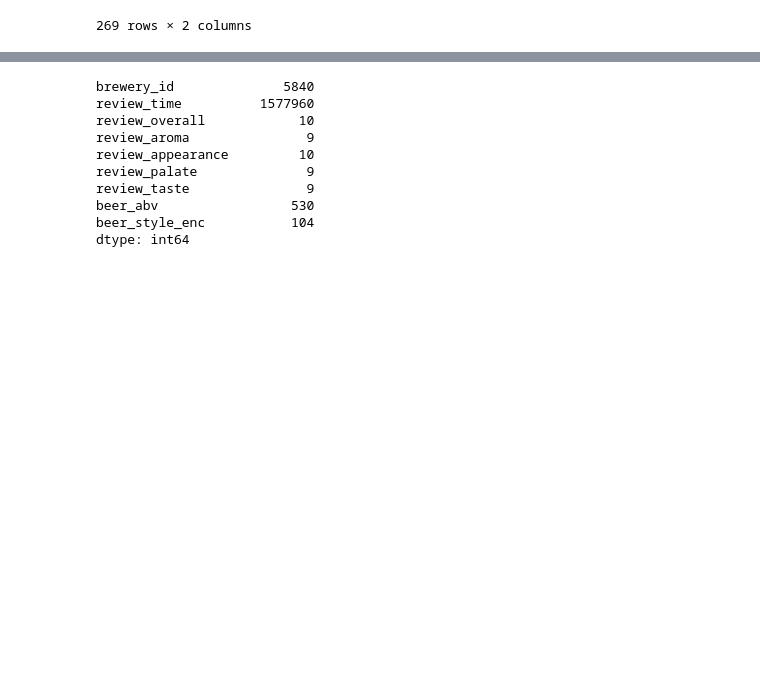
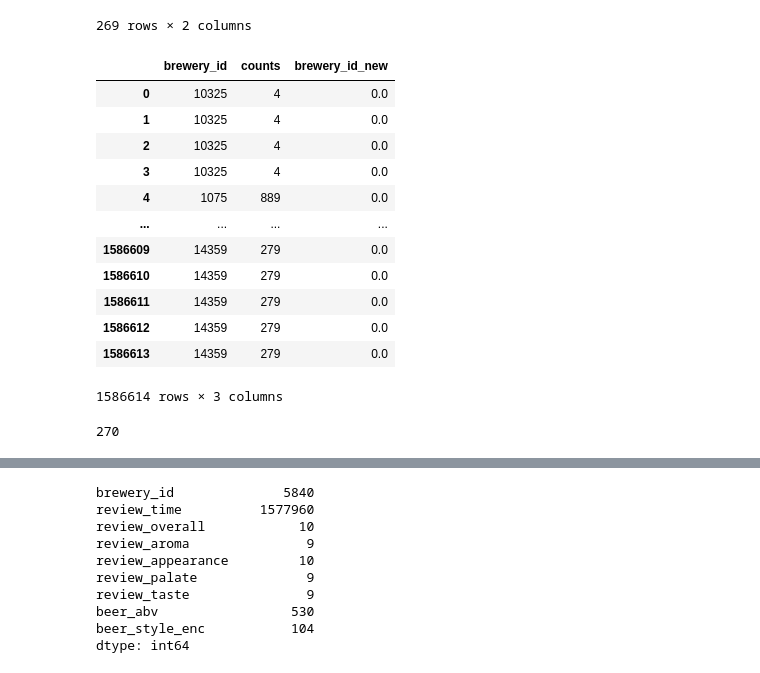
Before and after one commit to pri-mdsi/beerprediction, a Jupyter notebook: notebooks/1.beerprediction_2.ipynb, the cells around one changed output, grey strips where cells are left out. Drawn from its saved outputs; the diff is of its cells as text; code cells hidden in the pictures; blank space fills up the shorter version.

```diff
--- a/notebooks/1.beerprediction_2.ipynb
+++ b/notebooks/1.beerprediction_2.ipynb
@@ -238,0 +234,24 @@ df_brewery_id[df_brewery_id['counts']>1000]
+# %%
+brewery_id_feature = pd.DataFrame(df_cleaned['brewery_id'])
+
+brewery_id_feature['counts']=brewery_id_feature.groupby('brewery_id')['brewery_id'].transform('count')
+brewery_id_feature['brewery_id_new'] = np.where(brewery_id_feature['counts'] < 1000 ,0.0 , brewery_id_feature['brewery_id'])
+brewery_id_feature
+# %% [output]
+|  | brewery_id | counts | brewery_id_new |
+| 0 | 10325 | 4 | 0.0 |
+| 1 | 10325 | 4 | 0.0 |
+| 2 | 10325 | 4 | 0.0 |
+| 3 | 10325 | 4 | 0.0 |
+| 4 | 1075 | 889 | 0.0 |
+| ... | ... | ... | ... |
+| 1586609 | 14359 | 279 | 0.0 |
+| 1586610 | 14359 | 279 | 0.0 |
+| 1586611 | 14359 | 279 | 0.0 |
+| 1586612 | 14359 | 279 | 0.0 |
+| 1586613 | 14359 | 279 | 0.0 |
+1586614 rows × 3 columns
+# %%
+brewery_id_feature['brewery_id_new'].nunique()
+# %% [output]
+270
```
Also changed, not shown: parts of 17 cells of this notebook.
